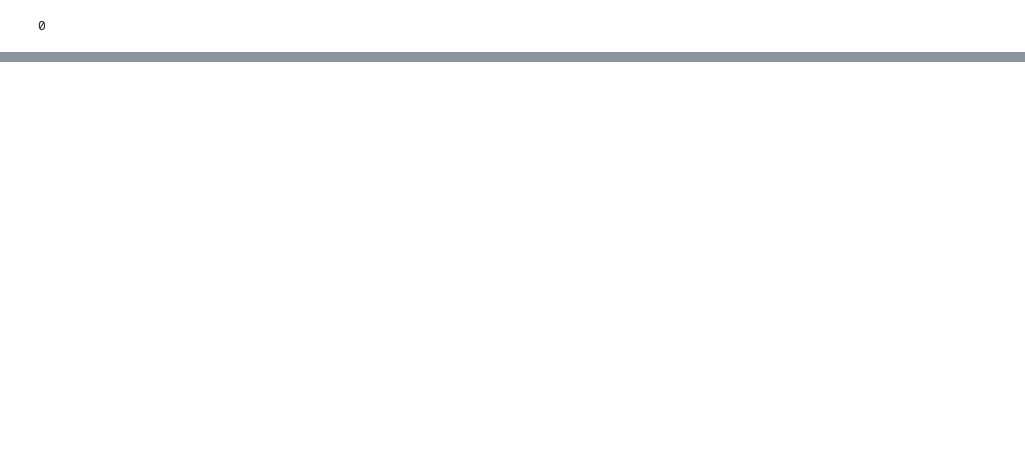
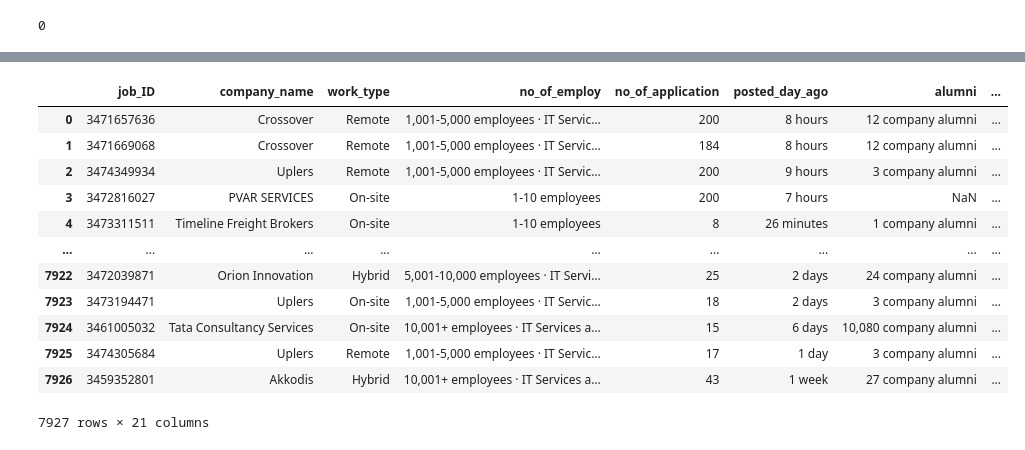
Before and after one commit to AnamolZ/Linkedin_Analysis, a Jupyter notebook: linkedin_Job_data_Analysis.ipynb, the cells around one changed output, grey strips where cells are left out. Cells and saved outputs as stored; diff of their text form; code cells hidden in the pictures; blank space fills up the shorter version.

Commit message:
Data Cleaning V2

```diff
--- a/linkedin_Job_data_Analysis.ipynb
+++ b/linkedin_Job_data_Analysis.ipynb
@@ -84,0 +155,2 @@ data_load.head(5)
+# %%
+data_load['linkedin_followers'] = pd.to_numeric(data_load['linkedin_followers'].str.replace(',', '').str.replace(' followers', ''), errors='coerce').astype('Int64')
@@ -84,0 +166,25 @@ data_load.head(5)
+# %%
+pattern = '(\d+(?:,\d+)?)(?:\+)?-(\d+(?:,\d+)?)(?:\s+employees)?'
+employee_range = data_load['no_of_employ'].str.extract(pattern, expand=True)
+# %%
+employee_range.columns = ['min_employees', 'max_employees']
+employee_range['min_employees'] = pd.to_numeric(employee_range['min_employees'].str.replace(',', ''))
+employee_range['max_employees'] = pd.to_numeric(employee_range['max_employees'].str.replace(',', ''))
+# %%
+data_load = pd.concat([data_load, employee_range], axis=1)
+# %%
+data_load
+# %% [output]
+|  | job_ID | company_name | work_type | no_of_employ | no_of_application | posted_day_ago | alumni | ... |
+| 0 | 3471657636 | Crossover | Remote | 1,001-5,000 employees · IT Servic... | 200 | 8 hours | 12 company alumni | ... |
+| 1 | 3471669068 | Crossover | Remote | 1,001-5,000 employees · IT Servic... | 184 | 8 hours | 12 company alumni | ... |
+| 2 | 3474349934 | Uplers | Remote | 1,001-5,000 employees · IT Servic... | 200 | 9 hours | 3 company alumni | ... |
+| 3 | 3472816027 | PVAR SERVICES | On-site | 1-10 employees | 200 | 7 hours | NaN | ... |
+| 4 | 3473311511 | Timeline Freight Brokers | On-site | 1-10 employees | 8 | 26 minutes | 1 company alumni | ... |
+| ... | ... | ... | ... | ... | ... | ... | ... | ... |
+| 7922 | 3472039871 | Orion Innovation | Hybrid | 5,001-10,000 employees · IT Servi... | 25 | 2 days | 24 company alumni | ... |
+| 7923 | 3473194471 | Uplers | On-site | 1,001-5,000 employees · IT Servic... | 18 | 2 days | 3 company alumni | ... |
+| 7924 | 3461005032 | Tata Consultancy Services | On-site | 10,001+ employees · IT Services a... | 15 | 6 days | 10,080 company alumni | ... |
+| 7925 | 3474305684 | Uplers | Remote | 1,001-5,000 employees · IT Servic... | 17 | 1 day | 3 company alumni | ... |
+| 7926 | 3459352801 | Akkodis | Hybrid | 10,001+ employees · IT Services a... | 43 | 1 week | 27 company alumni | ... |
+7927 rows × 21 columns
```
Also changed, not shown: parts of 31 cells of this notebook.
